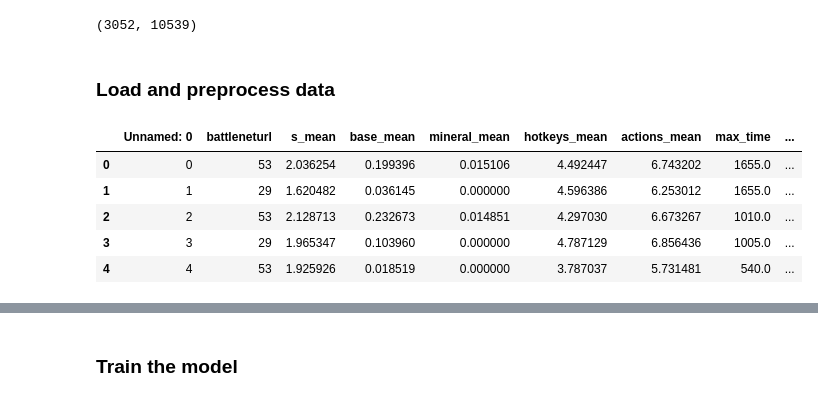
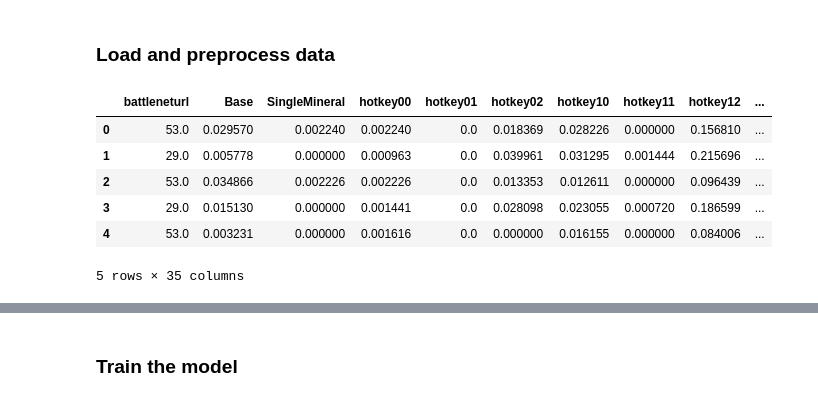
Before and after one commit to sofialtman/OT02---Data-Mining, a Jupyter notebook: model.ipynb, the cells around one changed output, grey strips where cells are left out. Drawn from its saved outputs; the diff is of its cells as text; code cells hidden in the pictures.

```diff
--- a/model.ipynb
+++ b/model.ipynb
@@ -43,18 +16,13 @@ def read_ds(path: Optional[Path]=None, ds: str = "TRAIN"):
-# %%
-features_train = read_ds(Path(os.path.abspath('')) / "data/TRAIN.CSV") # Replace with correct path
-# features_test = read_ds("TEST")
-features_train.shape #, features_test.shape
-# %% [output]
-(3052, 10539)
 # %% [markdown]
 ### Load and preprocess data
 # %%
-df_features = pd.read_csv('data/processed_df.csv')
-df_features.head()
+data = pd.read_csv('data/output/combined.csv')
+data.head()
 # %% [output]
-|  | Unnamed: 0 | battleneturl | s_mean | base_mean | mineral_mean | hotkeys_mean | actions_mean | max_time | ... |
-| 0 | 0 | 53 | 2.036254 | 0.199396 | 0.015106 | 4.492447 | 6.743202 | 1655.0 | ... |
-| 1 | 1 | 29 | 1.620482 | 0.036145 | 0.000000 | 4.596386 | 6.253012 | 1655.0 | ... |
-| 2 | 2 | 53 | 2.128713 | 0.232673 | 0.014851 | 4.297030 | 6.673267 | 1010.0 | ... |
-| 3 | 3 | 29 | 1.965347 | 0.103960 | 0.000000 | 4.787129 | 6.856436 | 1005.0 | ... |
-| 4 | 4 | 53 | 1.925926 | 0.018519 | 0.000000 | 3.787037 | 5.731481 | 540.0 | ... |
+|  | battleneturl | Base | SingleMineral | hotkey00 | hotkey01 | hotkey02 | hotkey10 | hotkey11 | hotkey12 | ... |
+| 0 | 53.0 | 0.029570 | 0.002240 | 0.002240 | 0.0 | 0.018369 | 0.028226 | 0.000000 | 0.156810 | ... |
+| 1 | 29.0 | 0.005778 | 0.000000 | 0.000963 | 0.0 | 0.039961 | 0.031295 | 0.001444 | 0.215696 | ... |
+| 2 | 53.0 | 0.034866 | 0.002226 | 0.002226 | 0.0 | 0.013353 | 0.012611 | 0.000000 | 0.096439 | ... |
+| 3 | 29.0 | 0.015130 | 0.000000 | 0.001441 | 0.0 | 0.028098 | 0.023055 | 0.000720 | 0.186599 | ... |
+| 4 | 53.0 | 0.003231 | 0.000000 | 0.001616 | 0.0 | 0.000000 | 0.016155 | 0.000000 | 0.084006 | ... |
+5 rows × 35 columns
```
Also changed, not shown: parts of 24 cells of this notebook.
